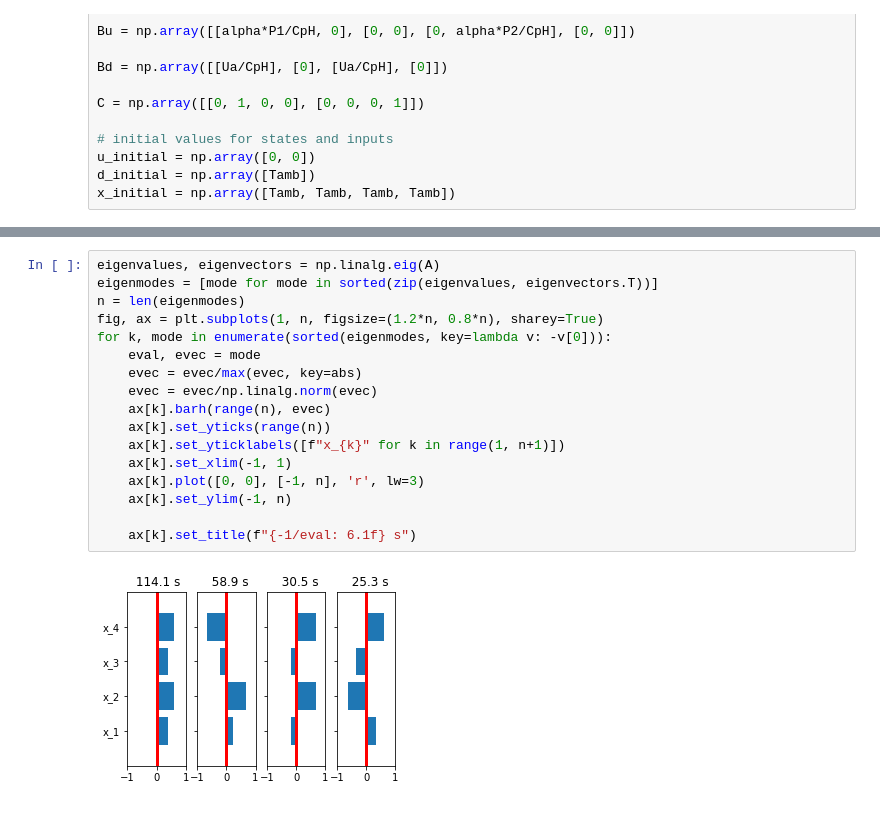
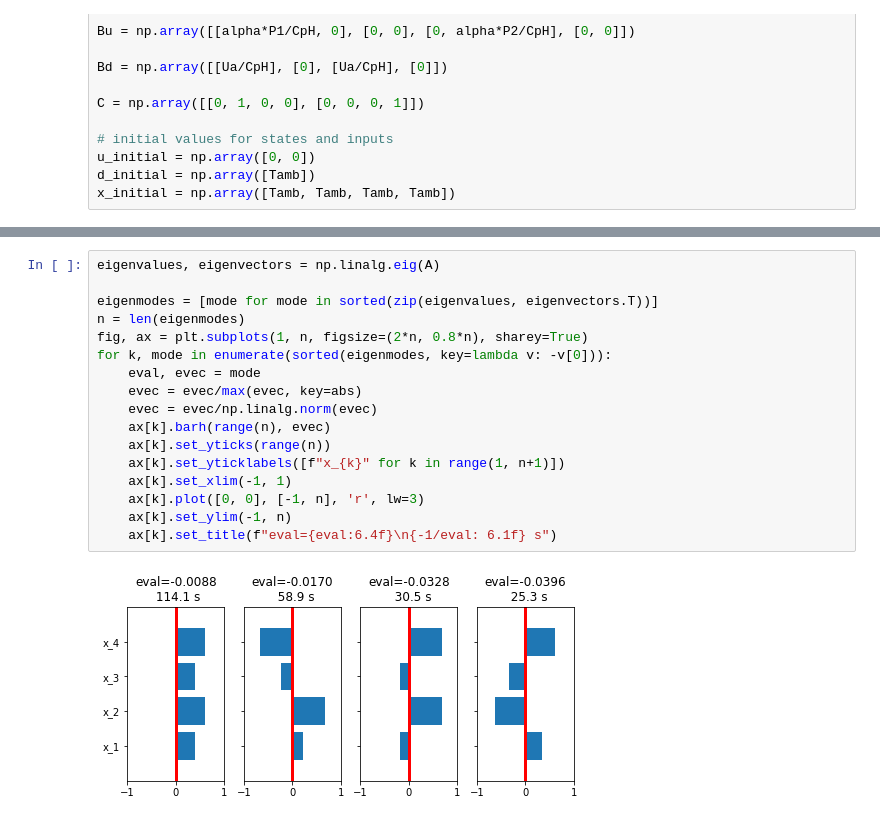
Before and after one commit to jckantor/cbe30338-2021, a Jupyter notebook: docs/04.06-Lab-Assignment-Anomaly-Detection.ipynb, the cells around one changed output, grey strips where cells are left out. Cells and saved outputs as stored; diff of their text form.

```diff
--- a/docs/04.06-Lab-Assignment-Anomaly-Detection.ipynb
+++ b/docs/04.06-Lab-Assignment-Anomaly-Detection.ipynb
@@ -107,19 +221,19 @@ x_initial = np.array([Tamb, Tamb, Tamb, Tamb])
 # %%
 eigenvalues, eigenvectors = np.linalg.eig(A)
+
 eigenmodes = [mode for mode in sorted(zip(eigenvalues, eigenvectors.T))]
 n = len(eigenmodes)
-fig, ax = plt.subplots(1, n, figsize=(1.2*n, 0.8*n), sharey=True)
+fig, ax = plt.subplots(1, n, figsize=(2*n, 0.8*n), sharey=True)
 for k, mode in enumerate(sorted(eigenmodes, key=lambda v: -v[0])):
     eval, evec = mode
     evec = evec/max(evec, key=abs)
     evec = evec/np.linalg.norm(evec)
     ax[k].barh(range(n), evec)
     ax[k].set_yticks(range(n))
     ax[k].set_yticklabels([f"x_{k}" for k in range(1, n+1)])
     ax[k].set_xlim(-1, 1)
     ax[k].plot([0, 0], [-1, n], 'r', lw=3)
     ax[k].set_ylim(-1, n)
-
-    ax[k].set_title(f"{-1/eval: 6.1f} s")
+    ax[k].set_title(f"eval={eval:6.4f}\n{-1/eval: 6.1f} s")
 # %% [output]
-[figure, old version]
+[figure, new version]
```
Also changed, not shown: parts of 38 cells of this notebook, 5 other files.
